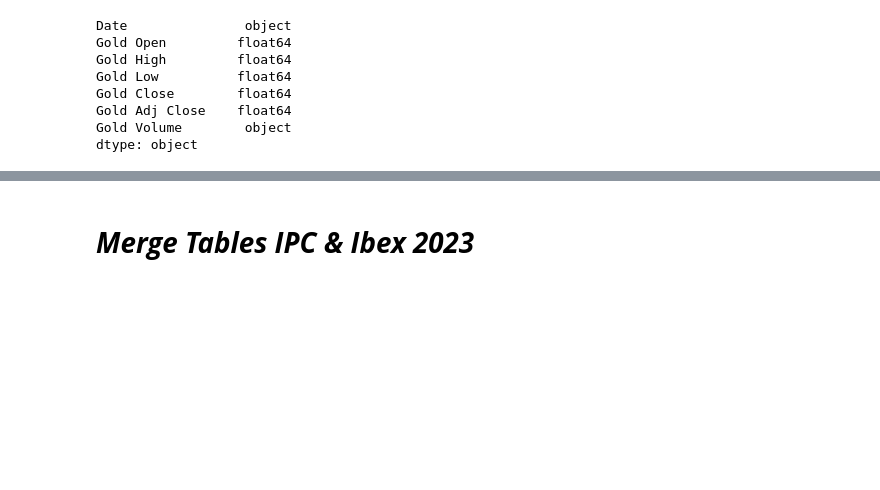
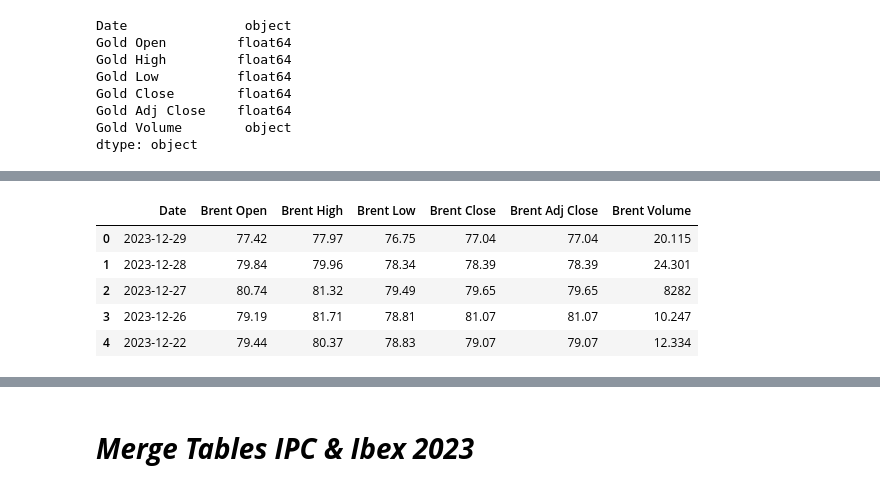
Before and after one commit to Manilab2309/ia-machine-learning, a Jupyter notebook: lab/NB_analyst_broker_operations.ipynb, the cells around one changed output, grey strips where cells are left out. Drawn from its saved outputs; the diff is of its cells as text; code cells hidden in the pictures; blank space fills up the shorter version.

Commit message:
Formatter Brent 2023

```diff
--- a/lab/NB_analyst_broker_operations.ipynb
+++ b/lab/NB_analyst_broker_operations.ipynb
@@ -440,0 +454,10 @@ dtype: object
+# %%
+# Actual situation
+df_brent_2023.head()
+# %% [output]
+|  | Date | Brent Open | Brent High | Brent Low | Brent Close | Brent Adj Close | Brent Volume |
+| 0 | 2023-12-29 | 77.42 | 77.97 | 76.75 | 77.04 | 77.04 | 20.115 |
+| 1 | 2023-12-28 | 79.84 | 79.96 | 78.34 | 78.39 | 78.39 | 24.301 |
+| 2 | 2023-12-27 | 80.74 | 81.32 | 79.49 | 79.65 | 79.65 | 8282 |
+| 3 | 2023-12-26 | 79.19 | 81.71 | 78.81 | 81.07 | 81.07 | 10.247 |
+| 4 | 2023-12-22 | 79.44 | 80.37 | 78.83 | 79.07 | 79.07 | 12.334 |
```
Also changed, not shown: parts of 9 cells of this notebook.
